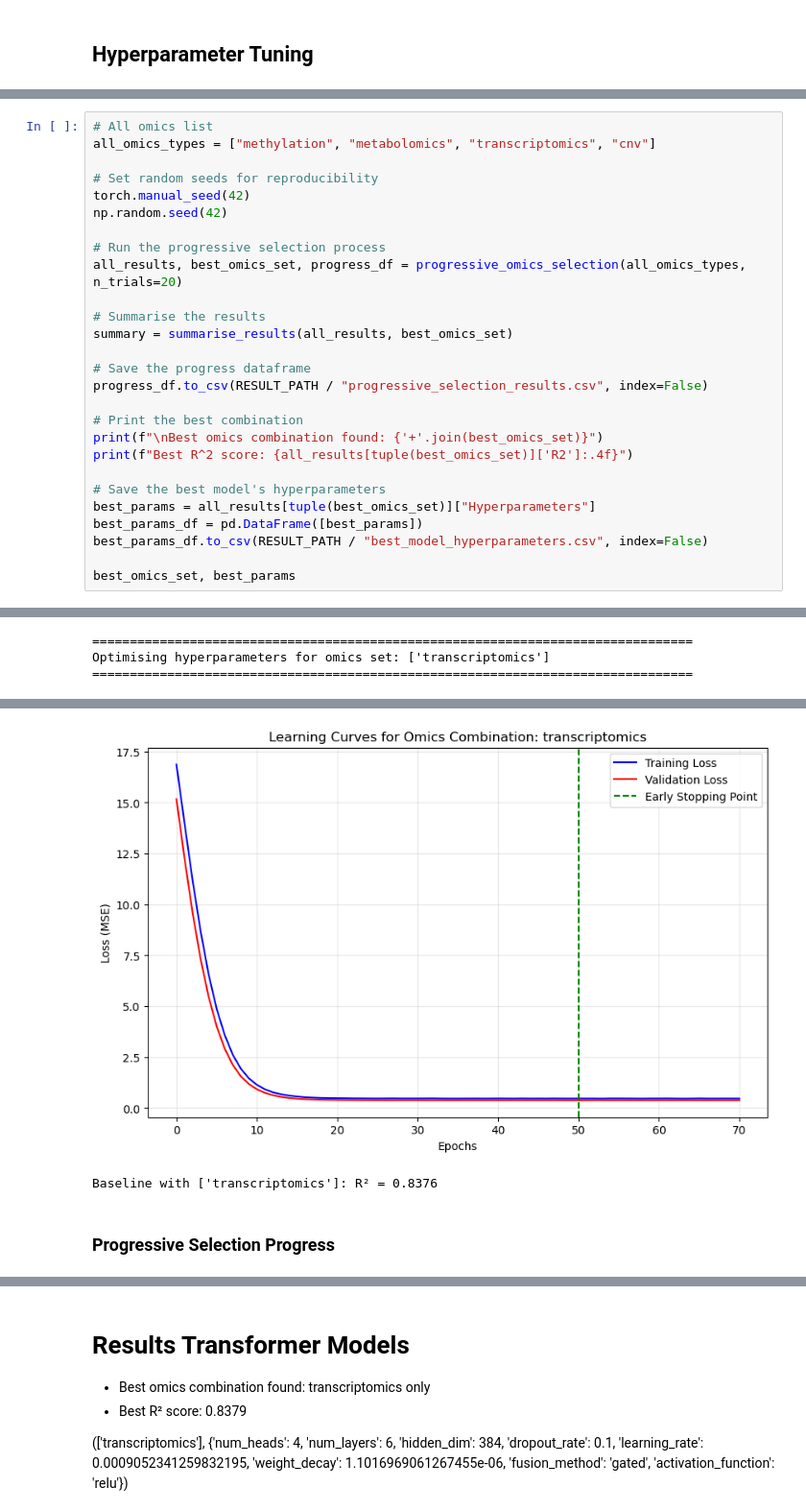
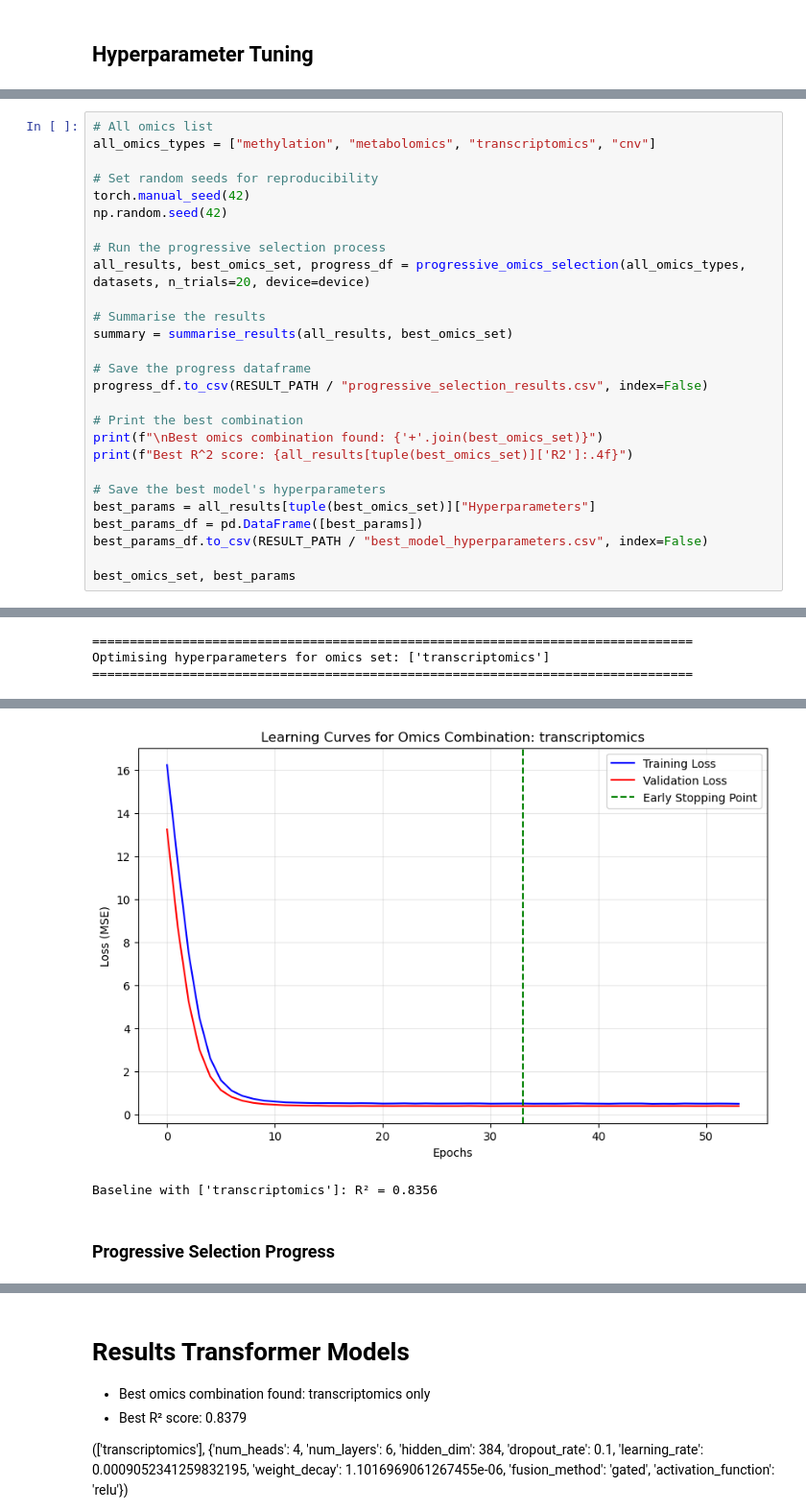
Before and after one commit to Jan10e/transformer_proteomics, a Jupyter notebook: notebooks/EMBL_transformer_explore.ipynb, the cells around one changed output, grey strips where cells are left out. Shown at 96% size. Saved outputs shown, nothing was run; the diff lists cells and outputs as text.

```diff
--- a/notebooks/EMBL_transformer_explore.ipynb
+++ b/notebooks/EMBL_transformer_explore.ipynb
@@ -1100,7 +221,7 @@ torch.manual_seed(42)
 np.random.seed(42)
 
 # Run the progressive selection process
-all_results, best_omics_set, progress_df = progressive_omics_selection(all_omics_types, n_trials=20)
+all_results, best_omics_set, progress_df = progressive_omics_selection(all_omics_types, datasets, n_trials=20, device=device)
 
 # Summarise the results
 summary = summarise_results(all_results, best_omics_set)
@@ -1163,4 +284,4 @@ Explained Variance Score: 0.8379
-[figure, old version]
+[figure, new version]
-Baseline with ['transcriptomics']: R² = 0.8376
+Baseline with ['transcriptomics']: R² = 0.8356
 Progressive Selection Progress
 |  | Step | Current Set | R² | RMSE |
```
Also changed, not shown: parts of 16 cells of this notebook, 13 other files.
